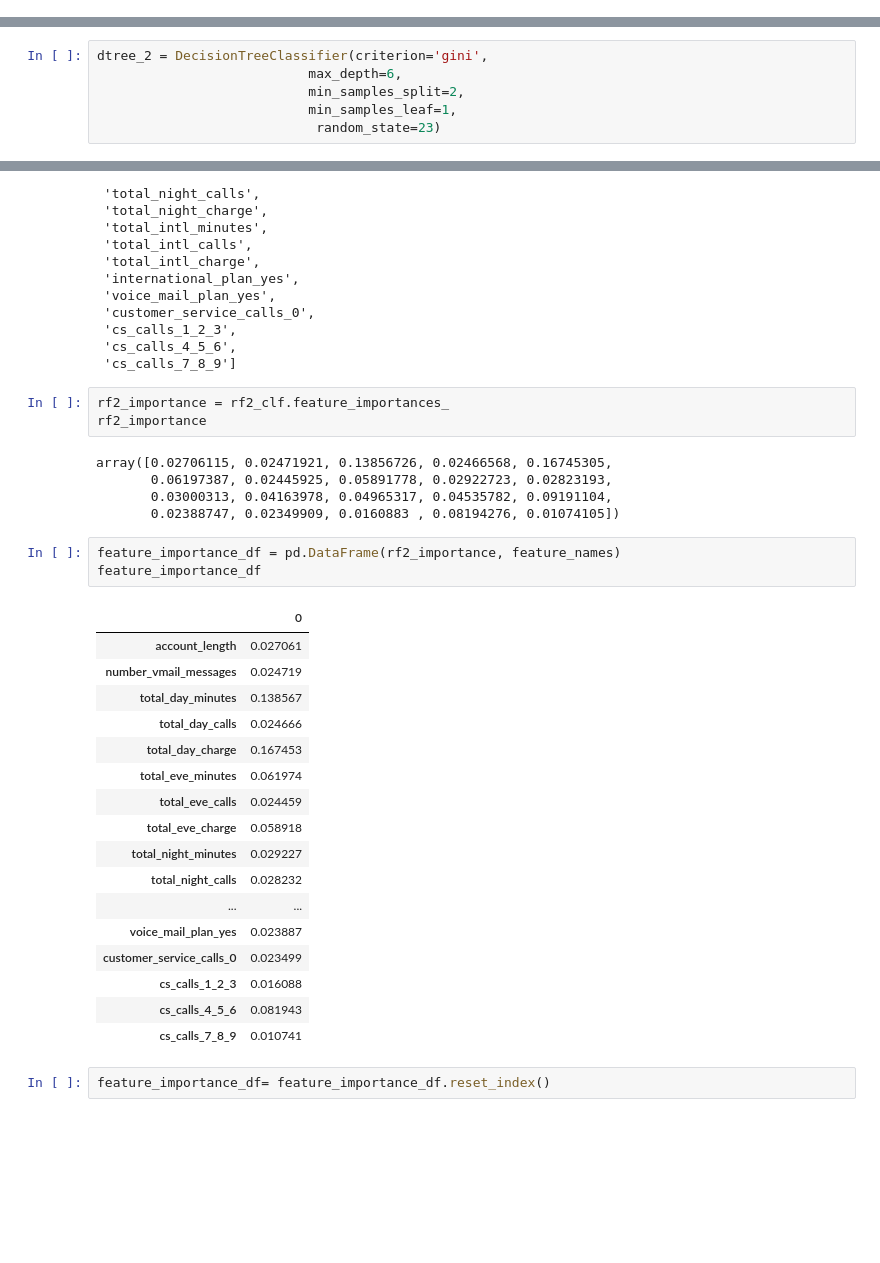
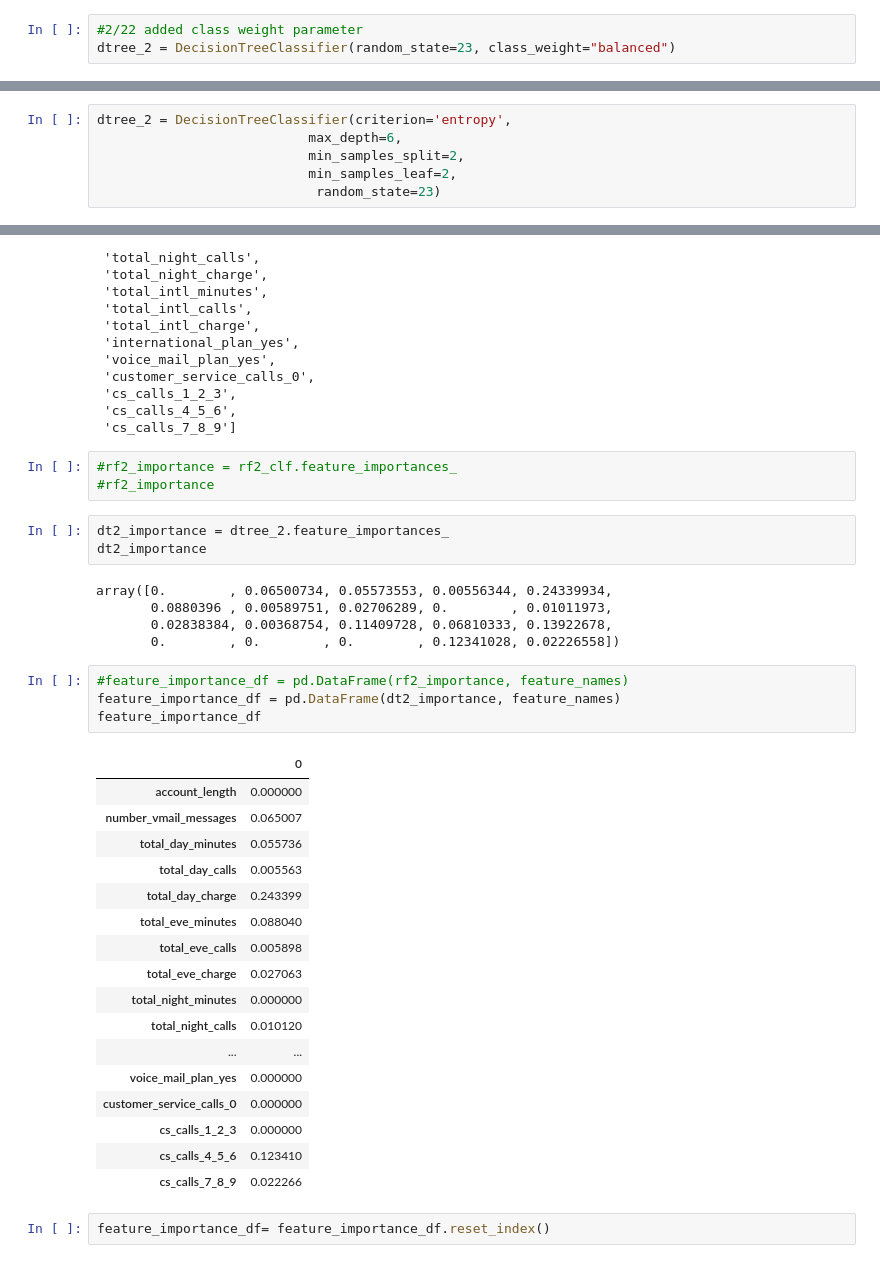
Before and after one commit to jxn628/syriatel-churn-analysis, a Jupyter notebook: student.ipynb, the cells around one changed output, grey strips where cells are left out. Cells and saved outputs as stored; diff of their text form; blank space fills up the shorter version.

```diff
--- a/student.ipynb
+++ b/student.ipynb
@@ -368,3 +366,6 @@ dtree_2 = DecisionTreeClassifier(random_state=23)
+# %%
+#2/22 added class weight parameter
+dtree_2 = DecisionTreeClassifier(random_state=23, class_weight="balanced")
 # %%
 dt_param_grid = {
     'criterion': ['gini', 'entropy'],
@@ -406,4 +409,10 @@ DTree 2 Best Parameter Combination Found During Grid Search:
  'min_samples_split': 2}
 # %% [markdown]
 ## Decision Tree 2
+# %%
+dtree_2 = DecisionTreeClassifier(criterion='entropy',
+                           max_depth=6,
+                           min_samples_split=2,
+                           min_samples_leaf=2,
+                            random_state=23)
 # %%
@@ -414,10 +423,4 @@ DTree 2 Best Parameter Combination Found During Grid Search:
 #                            random_state=23)
-# %%
-dtree_2 = DecisionTreeClassifier(criterion='gini',
-                           max_depth=6,
-                           min_samples_split=2,
-                           min_samples_leaf=1,
-                            random_state=23)
 # %%
 dtree_2.fit(X_train, y_train)
 # %% [output]
@@ -751,34 +746,38 @@ feature_names
  'cs_calls_4_5_6',
  'cs_calls_7_8_9']
 # %%
-rf2_importance = rf2_clf.feature_importances_
-rf2_importance
+#rf2_importance = rf2_clf.feature_importances_
+#rf2_importance
-# %% [output]
-array([0.02706115, 0.02471921, 0.13856726, 0.02466568, 0.16745305,
-       0.06197387, 0.02445925, 0.05891778, 0.02922723, 0.02823193,
-       0.03000313, 0.04163978, 0.04965317, 0.04535782, 0.09191104,
-       0.02388747, 0.02349909, 0.0160883 , 0.08194276, 0.01074105])
+# %%
+dt2_importance = dtree_2.feature_importances_
+dt2_importance
+# %% [output]
+array([0.        , 0.06500734, 0.05573553, 0.00556344, 0.24339934,
+       0.0880396 , 0.00589751, 0.02706289, 0.        , 0.01011973,
+       0.02838384, 0.00368754, 0.11409728, 0.06810333, 0.13922678,
+       0.        , 0.        , 0.        , 0.12341028, 0.02226558])
 # %%
-feature_importance_df = pd.DataFrame(rf2_importance, feature_names)
+#feature_importance_df = pd.DataFrame(rf2_importance, feature_names)
+feature_importance_df = pd.DataFrame(dt2_importance, feature_names)
 feature_importance_df
 # %% [output]
 |  | 0 |
-| account_length | 0.027061 |
-| number_vmail_messages | 0.024719 |
-| total_day_minutes | 0.138567 |
-| total_day_calls | 0.024666 |
-| total_day_charge | 0.167453 |
-| total_eve_minutes | 0.061974 |
-| total_eve_calls | 0.024459 |
-| total_eve_charge | 0.058918 |
-| total_night_minutes | 0.029227 |
-| total_night_calls | 0.028232 |
+| account_length | 0.000000 |
+| number_vmail_messages | 0.065007 |
+| total_day_minutes | 0.055736 |
+| total_day_calls | 0.005563 |
+| total_day_charge | 0.243399 |
+| total_eve_minutes | 0.088040 |
+| total_eve_calls | 0.005898 |
+| total_eve_charge | 0.027063 |
+| total_night_minutes | 0.000000 |
+| total_night_calls | 0.010120 |
 | ... | ... |
-| voice_mail_plan_yes | 0.023887 |
-| customer_service_calls_0 | 0.023499 |
-| cs_calls_1_2_3 | 0.016088 |
-| cs_calls_4_5_6 | 0.081943 |
-| cs_calls_7_8_9 | 0.010741 |
+| voice_mail_plan_yes | 0.000000 |
+| customer_service_calls_0 | 0.000000 |
+| cs_calls_1_2_3 | 0.000000 |
+| cs_calls_4_5_6 | 0.123410 |
+| cs_calls_7_8_9 | 0.022266 |
 # %%
 feature_importance_df= feature_importance_df.reset_index()
 # %%
```
Also changed, not shown: parts of 55 cells of this notebook.
